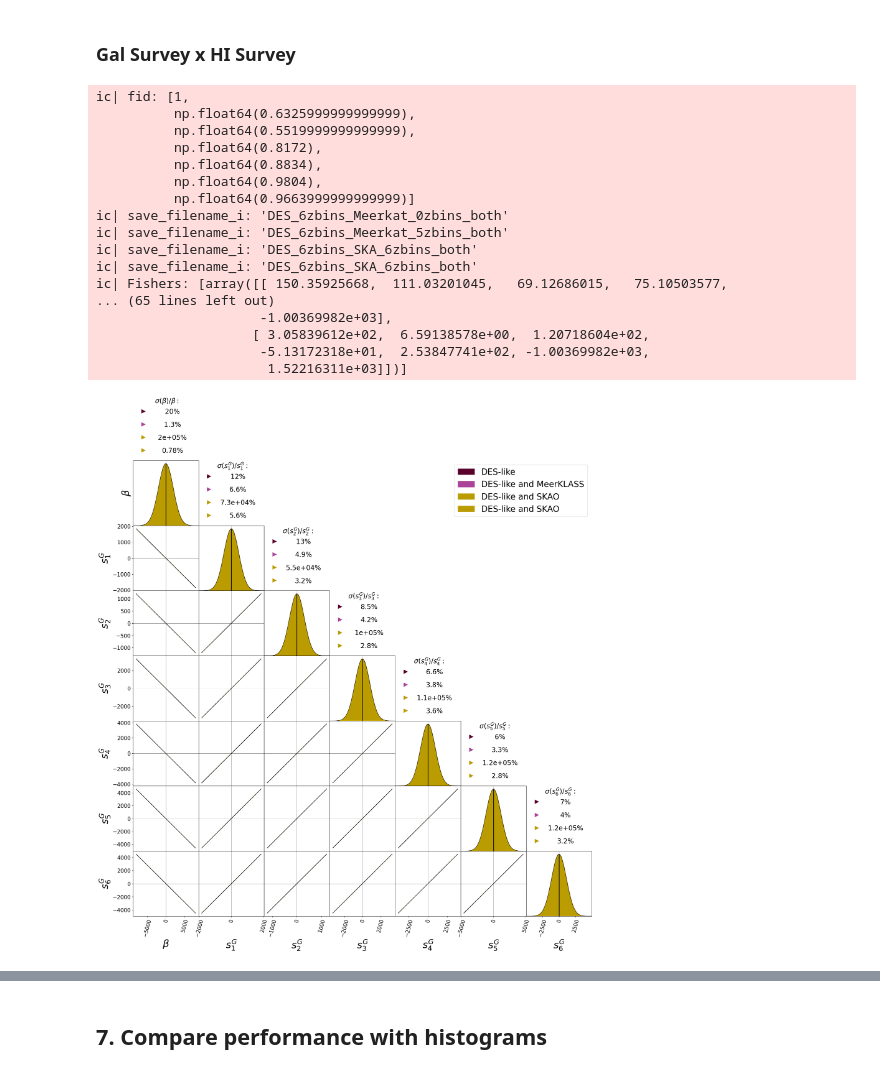
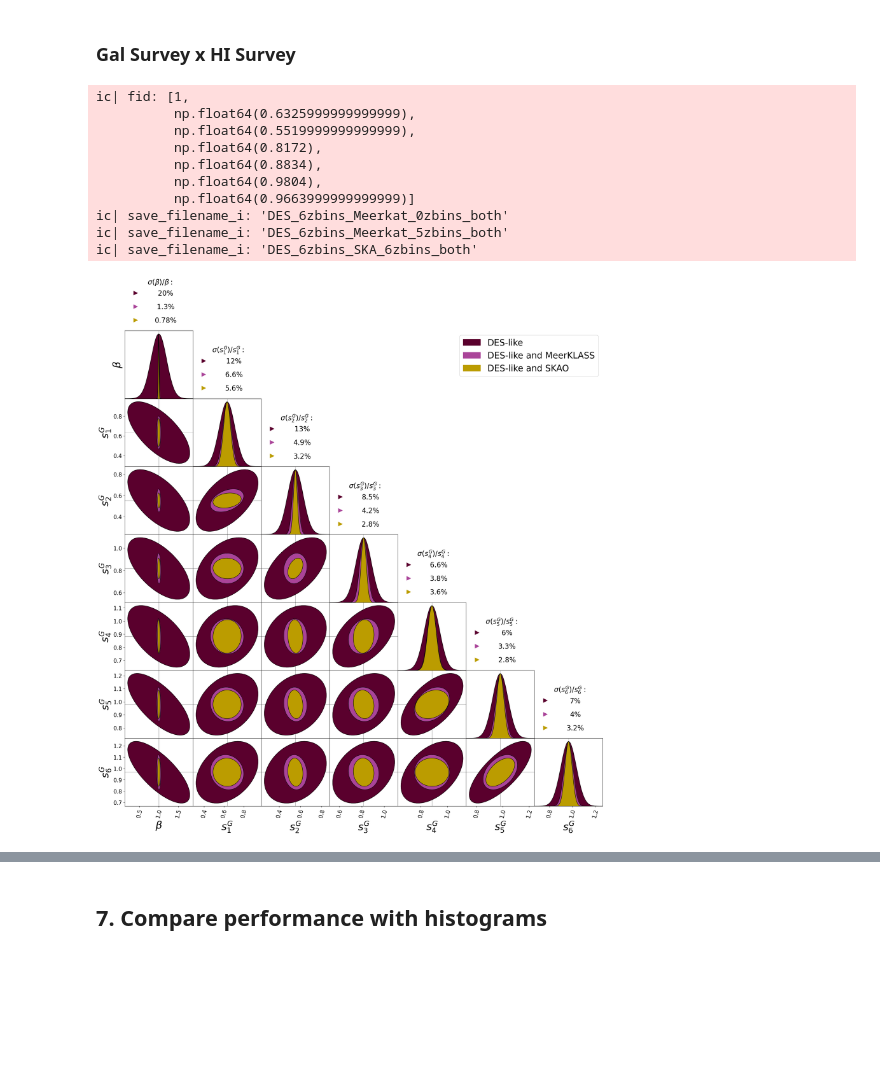
Before and after one commit to GreenTS27/Photo_Surveys-HI_IM-Fisher_Matrix, a Jupyter notebook: Fisher_Matrix_C_ell_vs_w_t.ipynb, the cells around one changed output, grey strips where cells are left out. Cells and saved outputs as stored; diff of their text form; code cells hidden in the pictures; blank space fills up the shorter version.

Commit message:
Creating plot for progress in tighter constraints from including HI auto, HI cross, All correlations.

```diff
--- a/Fisher_Matrix_C_ell_vs_w_t.ipynb
+++ b/Fisher_Matrix_C_ell_vs_w_t.ipynb
@@ -2614,7 +2715,7 @@ ic| save_filename_both: 'DES_6zbins_SKA_6zbins_both'
 list_CosmP_log = [ "As" ]
 # list_CosmP_log = [ "H0", "Ob", "Ocdm", "As"]
 
-Fish_Cl_full = Fisher_Matrix_Cl_better(Data_arr_indices_full, dic_Cosm_param, Cov_Matrix_both, dic_derivatives_both,
+Fish_Cl_full = Fisher_Matrix_Cl_better(Data_arr_indices_T_full, dic_Cosm_param, Cov_Matrix_both, dic_derivatives_both,
                                 full_l_min, l_min, full_l_max, l_max, dic_f_sky, dic_Gal_HI_id=dic_Gal_HI_id,
                                 ell_step=ell_step, list_CosmP_log=list_CosmP_log, verbose=True)
 
@@ -2731,0 +2833,29 @@ ic| np.sum(Matrix @ Matrix_inv): np.float64(13.000019216163054)
+# %%
+# # Loading data
+
+save_filename_both = f"{Survey_Gal}_{N_bins_Gal}zbins_{Survey_HI}_{N_bins_HI}zbins_both"
+ic(save_filename_both)
+
+Cov_Matrix_both_G_f_HI_f = np.load(F"{folder_name}FisherM_CovM_G_f_HI_f_{save_filename_both}.npy")
+
+
+with open(F"{folder_name}FisherM_deriv_G_f_HI_f_{save_filename_both}.pkl", 'rb') as file:
+    dic_derivatives_both_G_f_HI_f = pickle.load(file)
+
+
+# Calculating matrix
+list_CosmP_log = [ "As" ]
+# list_CosmP_log = [ "H0", "Ob", "Ocdm", "As"]
+
+Fish_Cl_G_f_HI_f = Fisher_Matrix_Cl_better(Data_G_f_HI_f, dic_Cosm_param, Cov_Matrix_both_G_f_HI_f, dic_derivatives_both_G_f_HI_f,
+                                full_l_min, l_min, full_l_max, l_max, dic_f_sky, dic_Gal_HI_id=dic_Gal_HI_id,
+                                ell_step=ell_step, list_CosmP_log=list_CosmP_log, verbose=True)
+
+# Ploting Matrix
+Visualising_F_Matrices( Fish_Cl_G_f_HI_f, dic_Cosm_param,
+                        list_titles=[r"Fisher Matrix of $C_\ell$, full",r"Inverse Fisher Matrix of $C_\ell$, G_f_HI_f",
+                                    "Resultant Identity Matrix"])
+
+# Saving data
+df_Cl_G_f_HI_f = pd.DataFrame(data=Fish_Cl_G_f_HI_f.astype(float))
+df_Cl_G_f_HI_f.to_csv(F"{folder_name}FisherM_Cl_G_f_HI_f_{save_filename}.csv", sep=' ', header=False, float_format='%.8g', index=False)
@@ -3018,8 +3159,8 @@ list_Gal_surv = [
 list_HI_surv  = [
                  "Meerkat",
                  "Meerkat",
-                 "Meerkat",
-                #  "SKA",
+                #  "Meerkat",
+                 "SKA",
                  ]
 if list_Gal_surv == ["DES"]:
     list_colors = [  Galaxy_Colors[0], HI_Colors[0], HI_Colors[1], HI_Colors[1]  ]
@@ -3032,7 +3173,7 @@ arr_alpha = np.array([
                       1,
                       1,
                       1,
-                      1,
+                    #   1,
                       ])
 
 Fishers = []
@@ -3053,10 +3194,10 @@ for Name_Survey_Gal in list_Gal_surv:
             save_filename_i = f"{Name_Survey_Gal}_{N_bins_Gal}zbins_{Name_Survey_HI}_{5}zbins_{set_name}"
             FIM_Cl_i = np.loadtxt(open(F"{folder_name}FisherM_Cl_full_{save_filename_i}.csv", "rb"), delimiter=" ", skiprows=0)
 
-        elif count == 2 and Name_Survey_HI == "Meerkat":
-            Flabels.append( f"{Name_Survey_Gal}-like and MeerKLASS" )
-            save_filename_i = f"{Name_Survey_Gal}_{N_bins_Gal}zbins_{Name_Survey_HI}_{5}zbins_{set_name}"
-            FIM_Cl_i = np.loadtxt(open(F"{folder_name}FisherM_Cl_auto_{save_filename_i}.csv", "rb"), delimiter=" ", skiprows=0)
+        # elif count == 2 and Name_Survey_HI == "Meerkat":
+        #     Flabels.append( f"{Name_Survey_Gal}-like and MeerKLASS" )
+        #     save_filename_i = f"{Name_Survey_Gal}_{N_bins_Gal}zbins_{Name_Survey_HI}_{5}zbins_{set_name}"
+        #     FIM_Cl_i = np.loadtxt(open(F"{folder_name}FisherM_Cl_auto_{save_filename_i}.csv", "rb"), delimiter=" ", skiprows=0)
 
         elif Name_Survey_HI == "SKA":
             Flabels.append( f"{Name_Survey_Gal}-like and SKAO" )
@@ -3065,38 +3206,31 @@ for Name_Survey_Gal in list_Gal_surv:
 
         # Only beta and s(z)
         Fishers.append( np.linalg.inv( np.linalg.inv(FIM_Cl_i)[6:,6:] ))
 
         ic(save_filename_i)
         count+=1
 
 
 
 CornerPlot( Fishers, fid, par, par_titles, Plot_title, Flabels=Flabels,
             cores=list_colors,
             arr_alpha=arr_alpha,
             # Fig_name= name_fig_corner+"_full.png",
             # figure_size=(14,14),
             # figure_size=(18,18),
             figure_size=(22,22),
             xy_label_size=30,
             legend_size=25,
             sigma_title_size=20)
 # %% [output]
 ic| fid: [1,
           np.float64(0.6325999999999999),
           np.float64(0.5519999999999999),
           np.float64(0.8172),
           np.float64(0.8834),
           np.float64(0.9804),
           np.float64(0.9663999999999999)]
 ic| save_filename_i: 'DES_6zbins_Meerkat_0zbins_both'
 ic| save_filename_i: 'DES_6zbins_Meerkat_5zbins_both'
 ic| save_filename_i: 'DES_6zbins_SKA_6zbins_both'
-ic| save_filename_i: 'DES_6zbins_SKA_6zbins_both'
-ic| Fishers: [array([[ 150.35925668,  111.03201045,   69.12686015,   75.10503577,
-... (65 lines left out)
-                     -1.00369982e+03],
-                    [ 3.05839612e+02,  6.59138578e+00,  1.20718604e+02,
-                     -5.13172318e+01,  2.53847741e+02, -1.00369982e+03,
-                      1.52216311e+03]])]
-[figure, old version]
+[figure, new version]
```
Also changed, not shown: parts of 19 cells of this notebook.
